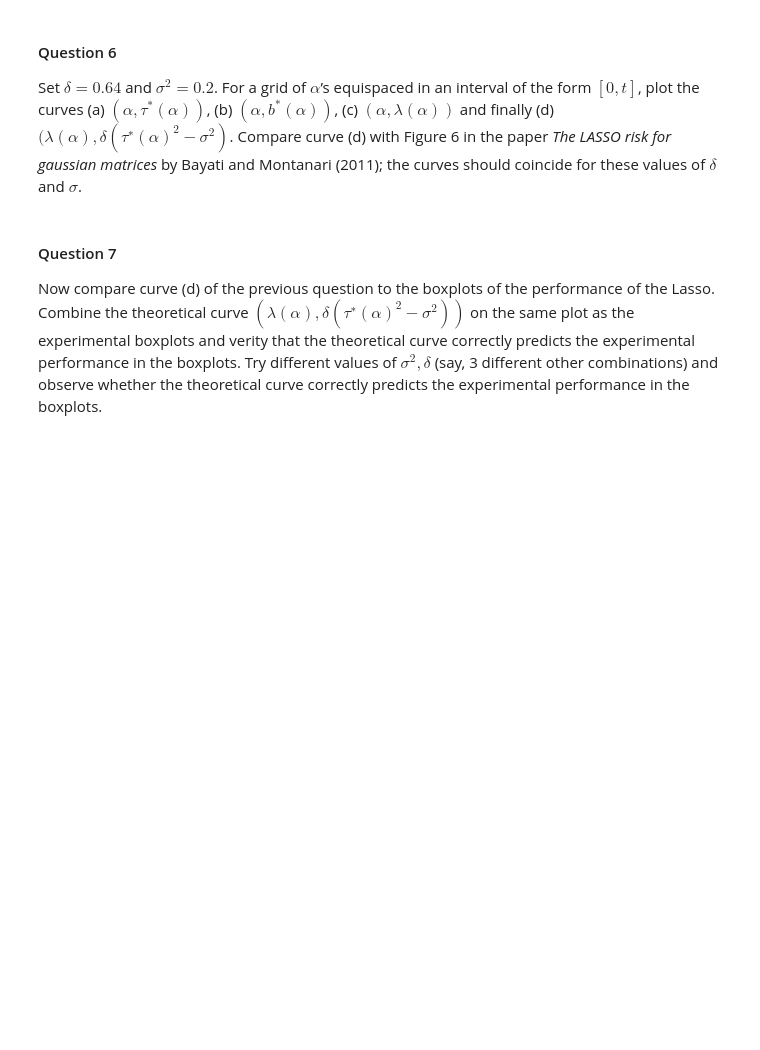
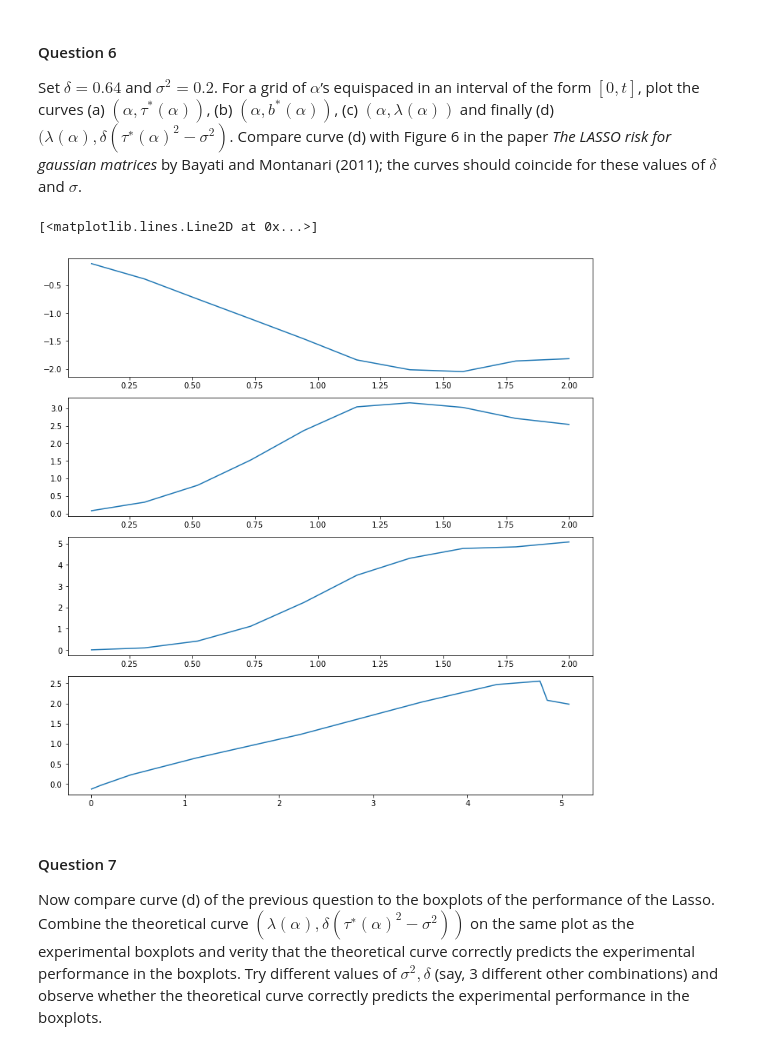
Before and after one commit to JulienKhlt/Hista, a Jupyter notebook: Projet_HISTA_FargeonKhlautRuhlmann.ipynb, the cells around one changed output. Drawn from its saved outputs; the diff is of its cells as text; code cells hidden in the pictures; blank space fills up the shorter version.

```diff
--- a/Projet_HISTA_FargeonKhlautRuhlmann.ipynb
+++ b/Projet_HISTA_FargeonKhlautRuhlmann.ipynb
@@ -127,3 +164,30 @@ sigma2 = 0.2
+# %%
+delta = 0.64
+sigma2 = 0.2
+alpha = np.linspace(0.1, 2, 10)
+Tho = []
+Tho_square = []
+B = []
+Lambda = []
+
+fig, axs = plt.subplots(4, 1, constrained_layout=True, figsize=(10, 10))
+
+for a in alpha:
+    tho = solve_implement(F, a, delta, 100, sigma2 + 1/(2*delta), 1e-2)
+    Tho.append(tho)
+    Tho_square.append(delta*(tho**2-sigma2))
+    b = compute_b(tho, delta, a)
+    B.append(b)
+    l = compute_lambda(b, a)
+    Lambda.append(l)
+
+axs[0].plot(alpha, Tho)
+axs[1].plot(alpha, B)
+axs[2].plot(alpha, Lambda)
+axs[3].plot(Lambda, (Tho_square))
+# %% [output]
+[<matplotlib.lines.Line2D at 0x...>]
+[figure, added]
 # %% [markdown]
 #### Question 7
 Now compare curve (d) of the previous question to the boxplots of the performance of the Lasso. Combine the theoretical curve $(\lambda(\alpha), \delta(\tau^∗(\alpha)^2 − \sigma^2))$ on the same plot as the experimental boxplots and verity that the theoretical curve correctly predicts the experimental performance in the boxplots. Try different values of $\sigma^2, \delta$ (say, 3 different other combinations) and observe whether the theoretical curve correctly predicts the experimental performance in the boxplots.
```
Also changed, not shown: parts of 2 cells of this notebook.
